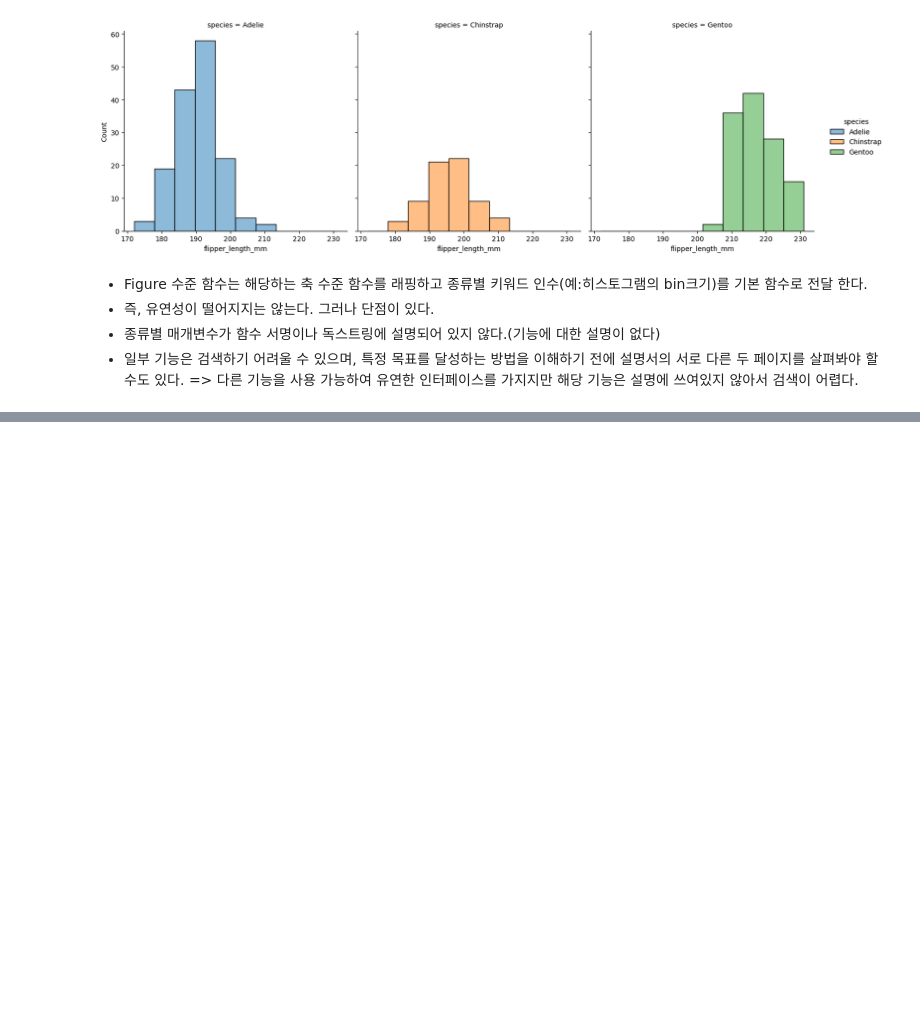
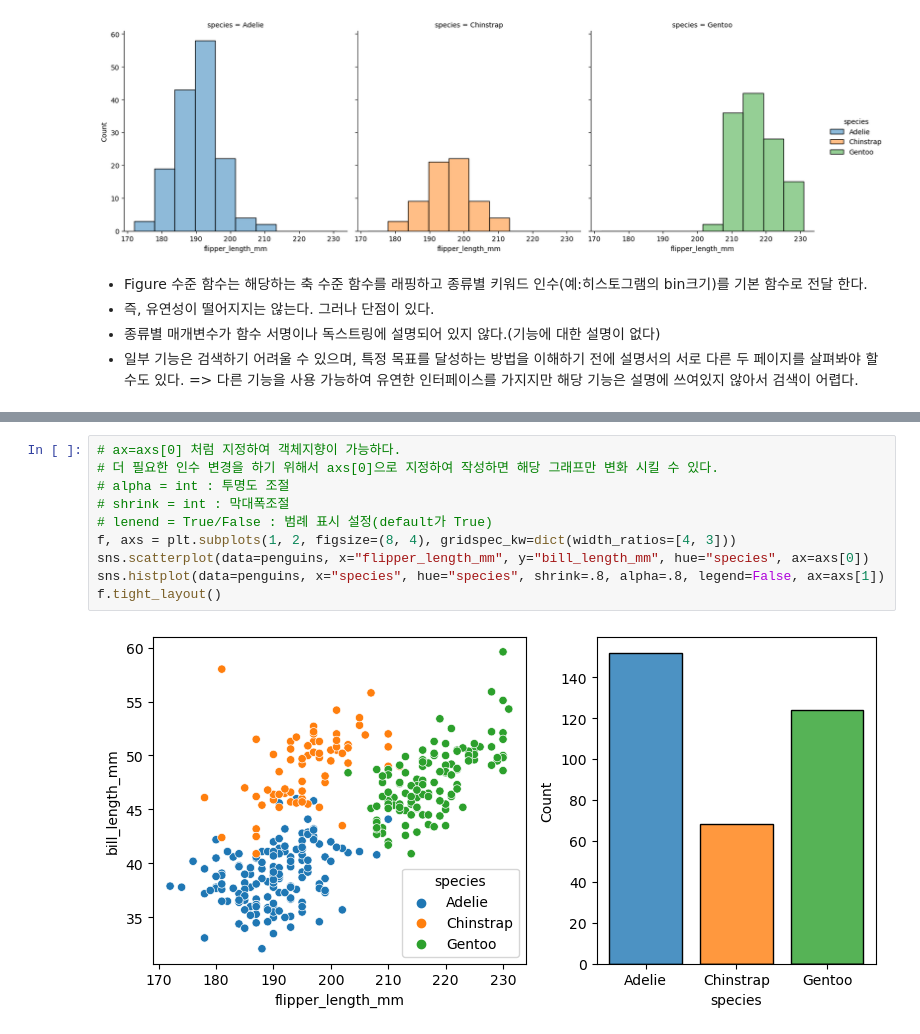
Before and after one commit to stonesteel0606/seaborn_tutorial, a Jupyter notebook: API_Overview.ipynb, the cells around one changed output, grey strips where cells are left out. Cells and saved outputs as stored; diff of their text form; blank space fills up the shorter version.

```diff
--- a/API_Overview.ipynb
+++ b/API_Overview.ipynb
@@ -148,0 +154,12 @@ sns.displot(data=penguins, x="flipper_length_mm", hue="species", col="species")
+# %%
+# ax=axs[0] 처럼 지정하여 객체지향이 가능하다.
+# 더 필요한 인수 변경을 하기 위해서 axs[0]으로 지정하여 작성하면 해당 그래프만 변화 시킬 수 있다.
+# alpha = int : 투명도 조절
+# shrink = int : 막대폭조절
+# lenend = True/False : 범례 표시 설정(default가 True)
+f, axs = plt.subplots(1, 2, figsize=(8, 4), gridspec_kw=dict(width_ratios=[4, 3]))
+sns.scatterplot(data=penguins, x="flipper_length_mm", y="bill_length_mm", hue="species", ax=axs[0])
+sns.histplot(data=penguins, x="species", hue="species", shrink=.8, alpha=.8, legend=False, ax=axs[1])
+f.tight_layout()
+# %% [output]
+[figure, added]
```
Also changed, not shown: parts of 12 cells of this notebook.
